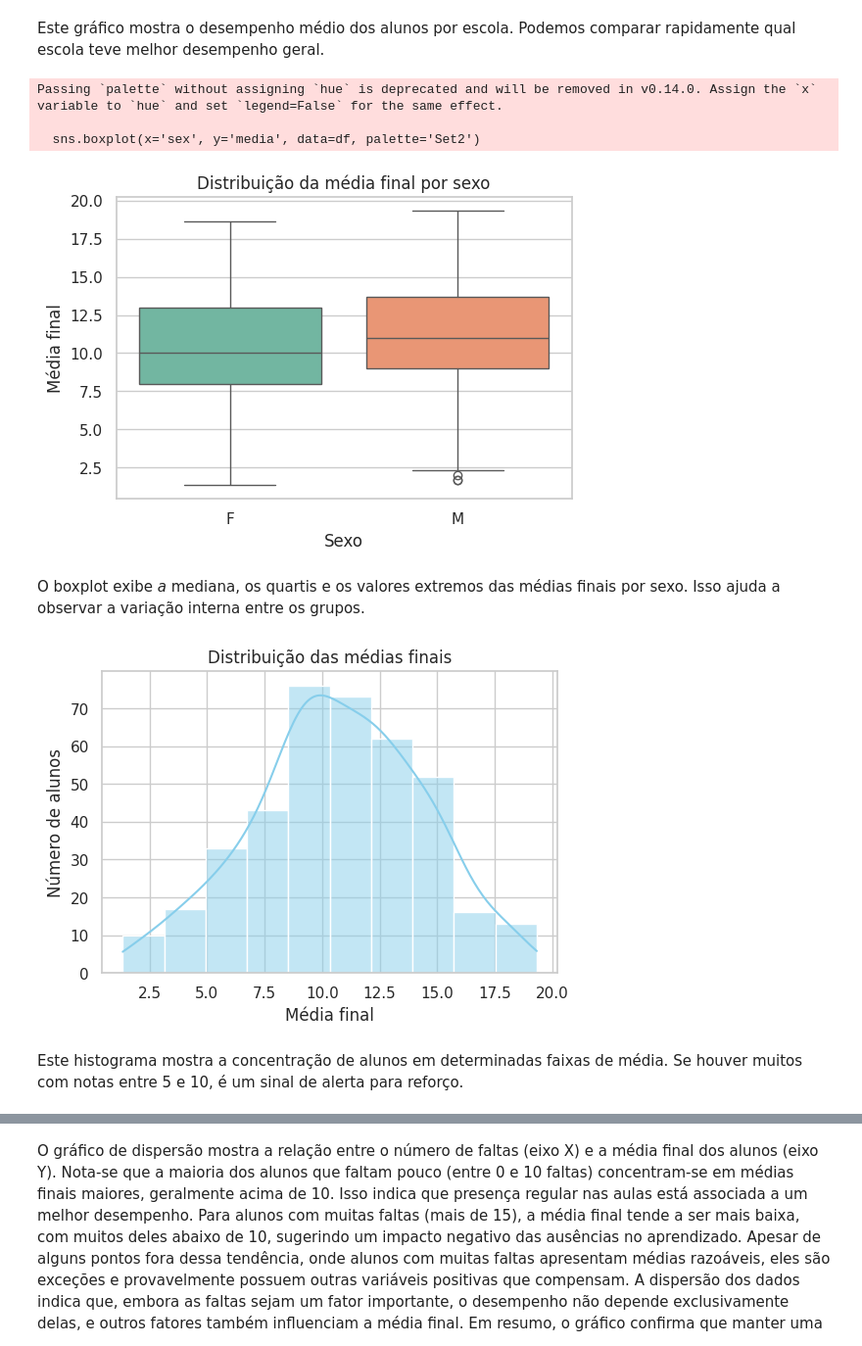
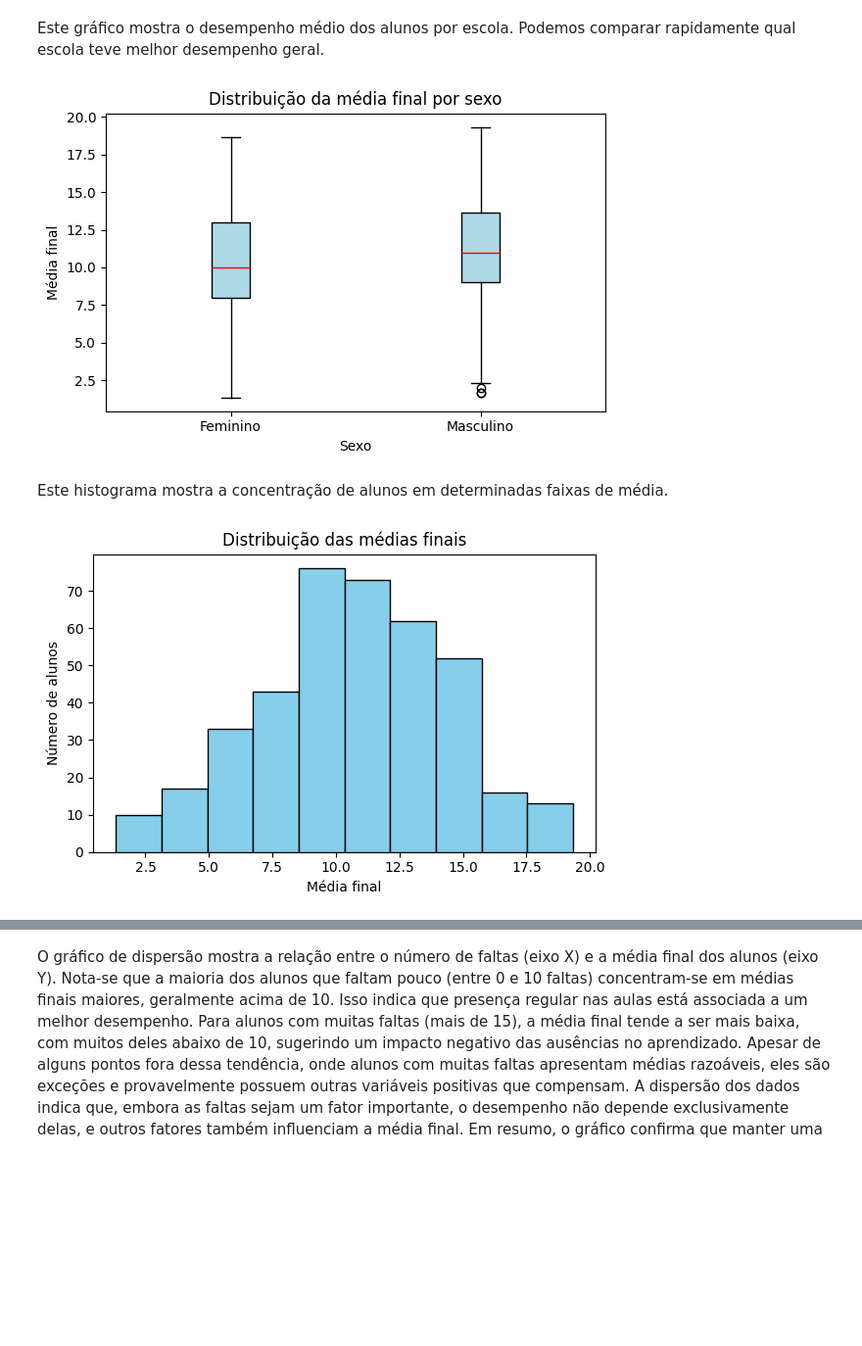
Before and after one commit to CamilaFPrado/data_driven_insights, a Jupyter notebook: data_driven_insights.ipynb, the cells around one changed output, grey strips where cells are left out. Shown: that part at 98% size. Drawn from its saved outputs; the diff is of its cells as text; code cells hidden in the pictures; blank space fills up the shorter version.

```diff
--- a/data_driven_insights.ipynb
+++ b/data_driven_insights.ipynb
@@ -286,9 +286,4 @@ Ao agrupar por sexo dos estudantes (`sex`), observamos diferenças médias entre
 - Se os meninos estiverem com desempenho superior, pode haver viés na amostragem ou influência de fatores externos.
 
 Esse tipo de análise ajuda a pensar políticas de apoio mais direcionadas.
-# %%
-import matplotlib.pyplot as plt
-import seaborn as sns
-
-sns.set(style="whitegrid")
 # %%
@@ -308,27 +306,31 @@ Passing `palette` without assigning `hue` is deprecated and will be removed in v
 # %% [markdown]
 Este gráfico mostra o desempenho médio dos alunos por escola. Podemos comparar rapidamente qual escola teve melhor desempenho geral.
 # %%
+import matplotlib.pyplot as plt
+
+medias_f = df[df['sex'] == 'F']['media']
+medias_m = df[df['sex'] == 'M']['media']
+
 plt.figure(figsize=(6, 4))
-sns.boxplot(x='sex', y='media', data=df, palette='Set2')
+plt.boxplot([medias_f, medias_m], labels=['Feminino', 'Masculino'], patch_artist=True,
+            boxprops=dict(facecolor='lightblue'), medianprops=dict(color='red'))
+
 plt.title('Distribuição da média final por sexo')
 plt.xlabel('Sexo')
 plt.ylabel('Média final')
+plt.tight_layout()
 plt.show()
 # %% [output]
-Passing `palette` without assigning `hue` is deprecated and will be removed in v0.14.0. Assign the `x` variable to `hue` and set `legend=False` for the same effect.
-
-  sns.boxplot(x='sex', y='media', data=df, palette='Set2')
-[figure, old version]
+[figure, new version]
-# %% [markdown]
-O boxplot exibe *a* mediana, os quartis e os valores extremos das médias finais por sexo. Isso ajuda a observar a variação interna entre os grupos.
+# %% [markdown]
+Este histograma mostra a concentração de alunos em determinadas faixas de média.
 # %%
 plt.figure(figsize=(6, 4))
-sns.histplot(df['media'], bins=10, kde=True, color='skyblue')
+plt.hist(df['media'], bins=10, color='skyblue', edgecolor='black')
 plt.title('Distribuição das médias finais')
 plt.xlabel('Média final')
 plt.ylabel('Número de alunos')
+plt.tight_layout()
 plt.show()
 # %% [output]
-[figure, old version]
+[figure, new version]
-# %% [markdown]
-Este histograma mostra a concentração de alunos em determinadas faixas de média. Se houver muitos com notas entre 5 e 10, é um sinal de alerta para reforço.
```
Also changed, not shown: parts of 4 cells of this notebook.
